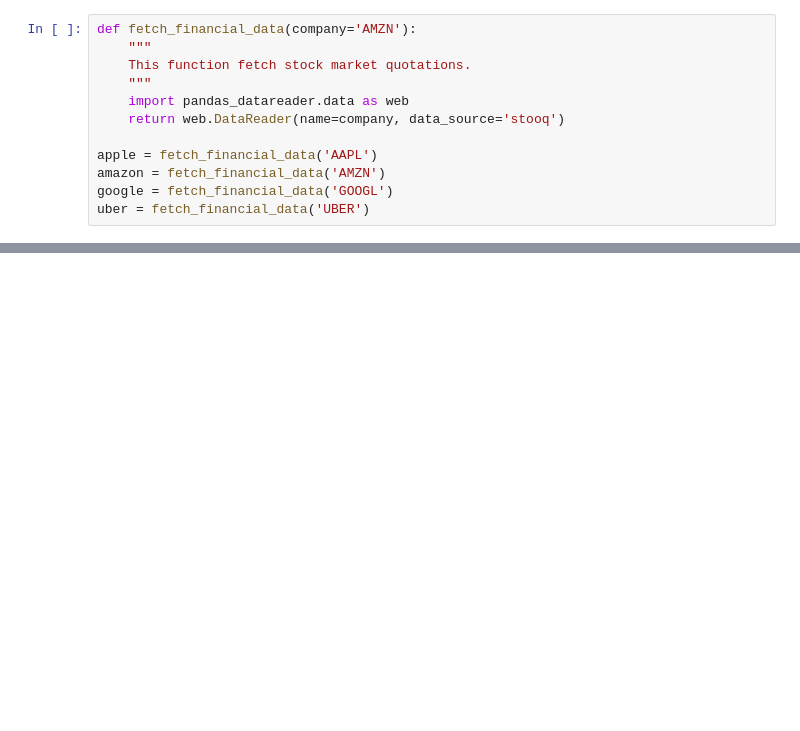
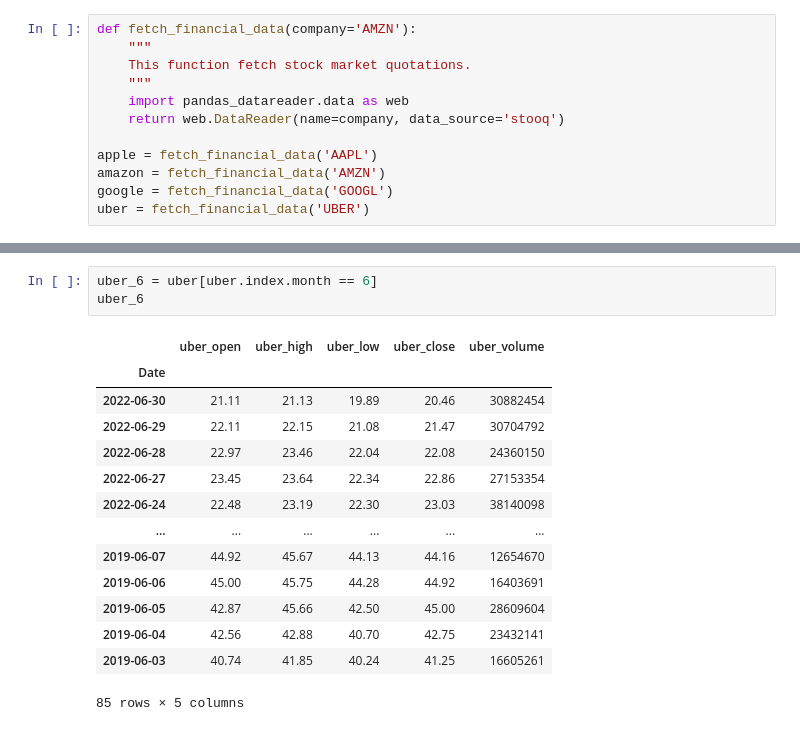
Before and after one commit to martynawl/data-science-bootcamp, a Jupyter notebook: 03_pandas.ipynb, the cells around one changed output, grey strips where cells are left out. Cells and saved outputs as stored; diff of their text form; blank space fills up the shorter version.

```diff
--- a/03_pandas.ipynb
+++ b/03_pandas.ipynb
@@ -1360,0 +1521,18 @@ uber = fetch_financial_data('UBER')
+# %%
+uber_6 = uber[uber.index.month == 6]
+uber_6
+# %% [output]
+|  | uber_open | uber_high | uber_low | uber_close | uber_volume |
+| Date |  |  |  |  |  |
+| 2022-06-30 | 21.11 | 21.13 | 19.89 | 20.46 | 30882454 |
+| 2022-06-29 | 22.11 | 22.15 | 21.08 | 21.47 | 30704792 |
+| 2022-06-28 | 22.97 | 23.46 | 22.04 | 22.08 | 24360150 |
+| 2022-06-27 | 23.45 | 23.64 | 22.34 | 22.86 | 27153354 |
+| 2022-06-24 | 22.48 | 23.19 | 22.30 | 23.03 | 38140098 |
+| ... | ... | ... | ... | ... | ... |
+| 2019-06-07 | 44.92 | 45.67 | 44.13 | 44.16 | 12654670 |
+| 2019-06-06 | 45.00 | 45.75 | 44.28 | 44.92 | 16403691 |
+| 2019-06-05 | 42.87 | 45.66 | 42.50 | 45.00 | 28609604 |
+| 2019-06-04 | 42.56 | 42.88 | 40.70 | 42.75 | 23432141 |
+| 2019-06-03 | 40.74 | 41.85 | 40.24 | 41.25 | 16605261 |
+85 rows × 5 columns
```
Also changed, not shown: parts of 39 cells of this notebook.
